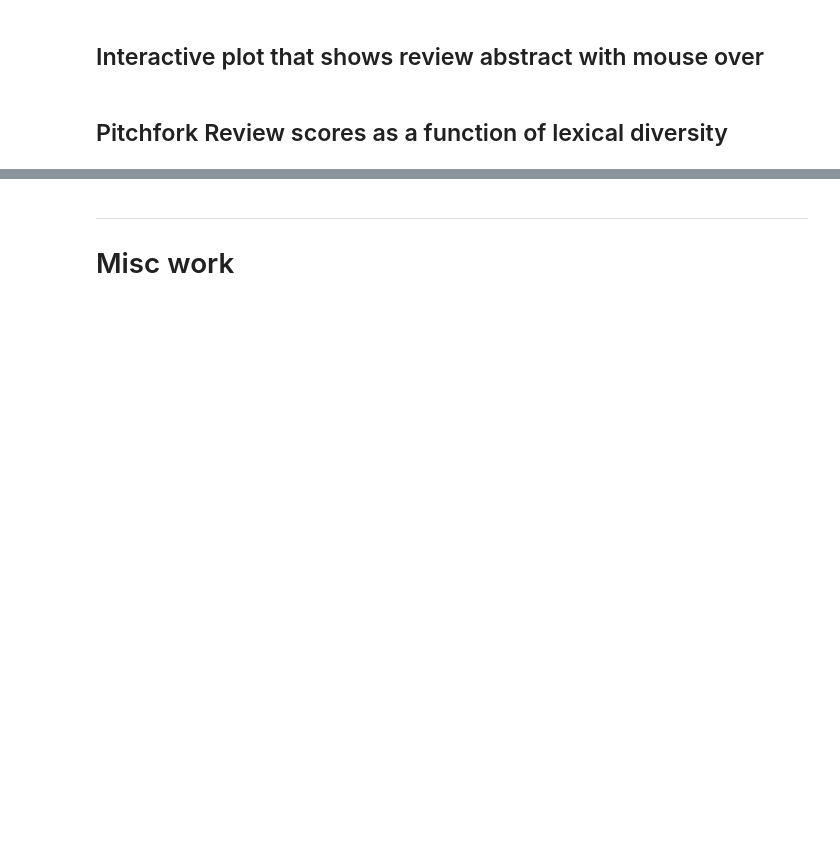
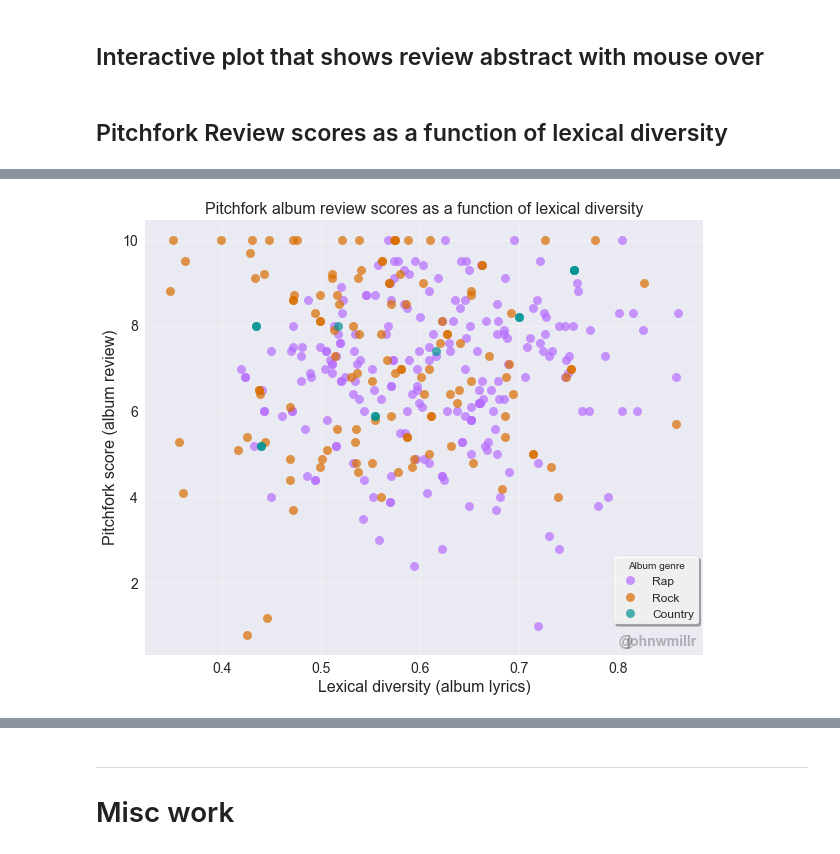
Before and after one commit to johnwmillr/pitchfork_reviews_and_lyrics, a Jupyter notebook: analysis.ipynb, the cells around one changed output, grey strips where cells are left out. Cells and saved outputs as stored; diff of their text form; code cells hidden in the pictures; blank space fills up the shorter version.

```diff
--- a/analysis.ipynb
+++ b/analysis.ipynb
@@ -335,7 +335,7 @@ x, y = combo.lexdiv_a, combo.score
 b = []
 for genre, color in zip(set(combo.genre), colors):
     b.append(plt.plot(x[combo.genre==genre], y[combo.genre==genre], 'o',
-                      color=color, ms=ms, alpha=0.7, label=genre))
+                      color=color, ms=ms, alpha=0.7, label=(genre[0].upper() + genre[1:])))
 
 # https://mpld3.github.io/examples/html_tooltips.html
 points = ax.plot(combo.lexdiv_a, combo.score, 'ko', mec='k', ms=ms, alpha=0.0, label="") # Plot all of the data
@@ -354,9 +354,12 @@ params = {'alpha':0.3, 'va':'center', 'ha':'right', 'weight':'heavy', 'fontsize'
 ax.text(0.815, 0.65, "@", **params)
 ax.text(0.88, 0.65, "johnwmillr", **params)
 
-ax.legend(loc=(0.8,.2), frameon=True, facecolor='w', edgecolor='k', fontsize=FS-4, framealpha=0.4)
+params = {'frameon':True, 'shadow':True, 'fontsize':'large', 'facecolor':'white',
+          'title':'Album genre', 'framealpha':0.85}
+ax.legend(loc=(0.84,.07), **params)
+# ax.legend(loc=(0.8,.1), frameon=True, facecolor='w', edgecolor='k', fontsize=FS-4, framealpha=0.4)
 
 mpld3.display()
-# plotname = 'mpld3_{}_vs_{}'.format('lexdiv','score')
+# plotname = 'mpld3_{}_vs_{}_v2'.format('lexdiv','score')
 # mpld3.save_html(fig, './figures/'+plotname+'.html', figid=plotname, template_type='simple')
 # %% [output]
@@ -363,0 +366 @@ mpld3.display()
+[figure, added]
```
Also changed, not shown: parts of 4 cells of this notebook.
